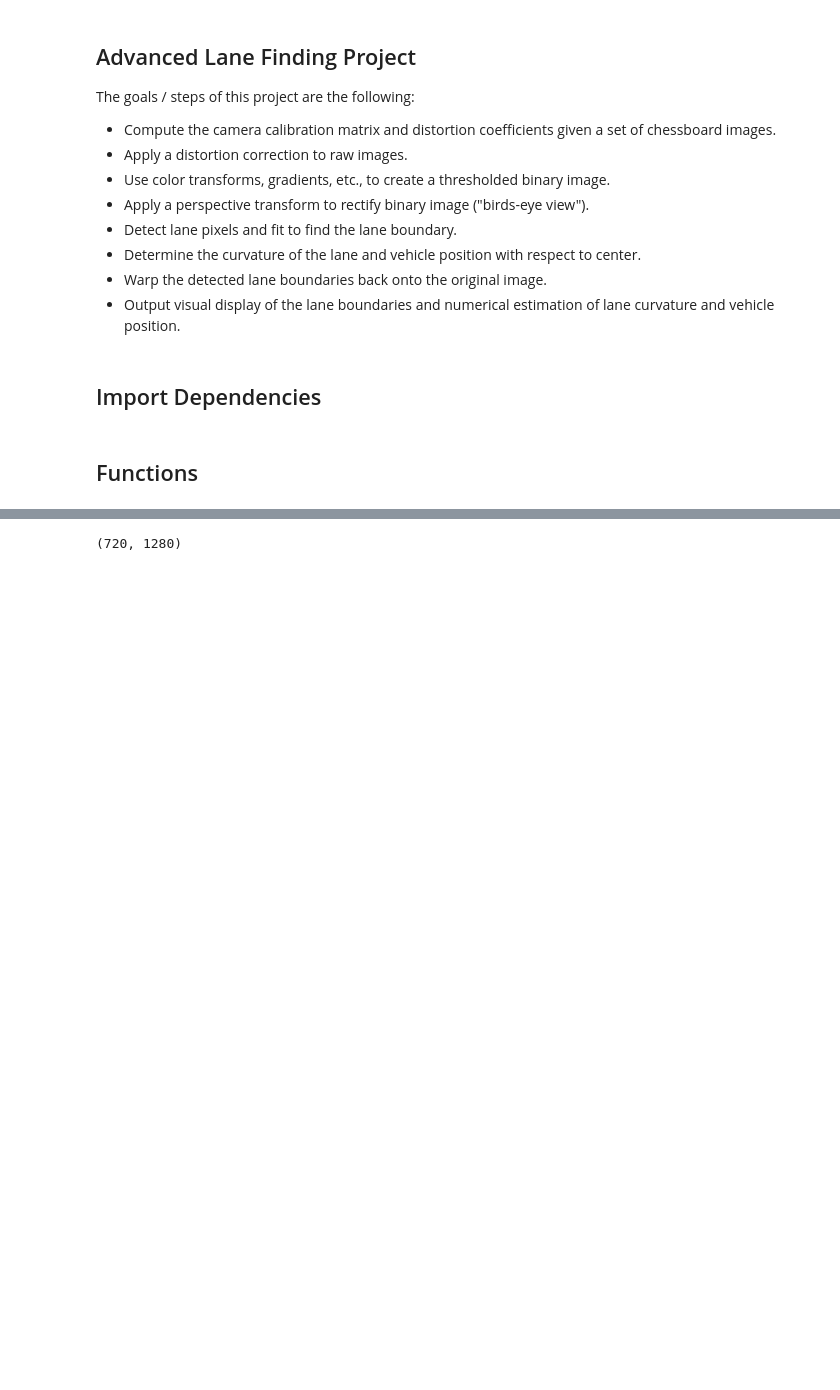
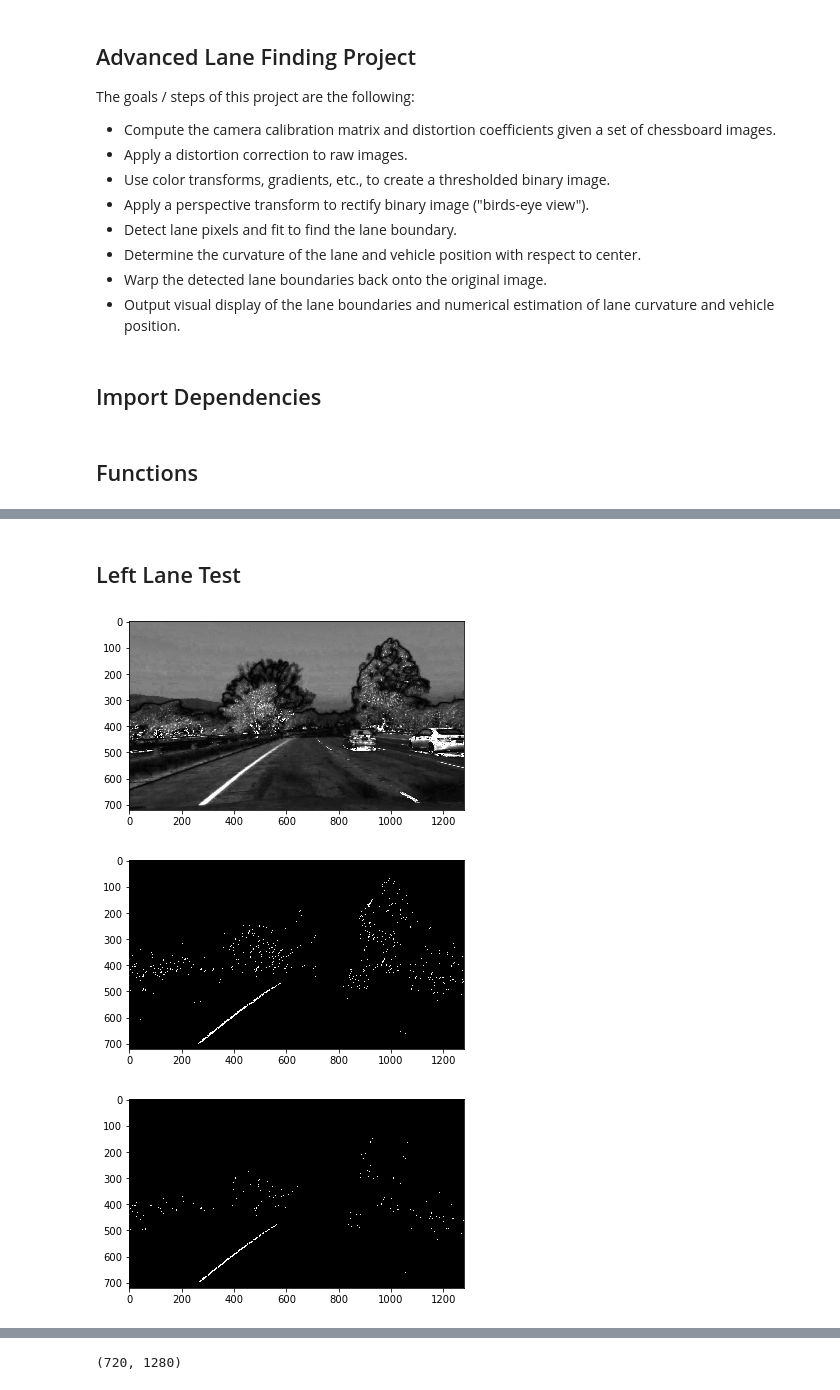
Before and after one commit to alamarche/CarND-Advanced-Lane-Lines, a Jupyter notebook: assignment.ipynb, the cells around one changed output, grey strips where cells are left out. Saved outputs shown, nothing was run; the diff lists cells and outputs as text; code cells hidden in the pictures; blank space fills up the shorter version.

```diff
--- a/assignment.ipynb
+++ b/assignment.ipynb
@@ -181,0 +251,28 @@ img = main()
+# %% [markdown]
+## Left Lane Test
+# %%
+img = mpimg.imread("./test_images/test1.jpg")
+# Undistort image
+img = cv2.undistort(img, camMat, distortMat, None, camMat)
+# Apply logic to find lane lines
+# img = cv2.cvtColor(img, cv2.COLOR_RGB2GRAY) # img to grayscale
+img = cv2.cvtColor(img, cv2.COLOR_RGB2HLS)[:,:,2]
+sobMag, sobAngle, sobX, sobY = doSobel(img, ddepth=cv2.CV_64F, kernel=7)
+
+sobMag = scaleImg(sobMag)
+sobX = scaleImg(abs(sobX))
+condition = (sobAngle > np.pi/6) & (sobAngle < 5*np.pi/12) & (sobMag <= 255) & (sobMag > 30)
+condition2 = (sobAngle > np.pi/6) & (sobAngle < 3.5*np.pi/12) & (sobX <= 255) & (sobX > 30)
+laneLeft = scaleImg(np.ma.where(condition, 1, 0))
+laneLeft2 = scaleImg(np.ma.where(condition2, 1, 0))
+
+plt.imshow(img, cmap='gray')
+plt.show()
+plt.imshow((laneLeft), cmap='gray')
+plt.show()
+plt.imshow((laneLeft2), cmap='gray')
+plt.show()
+# %% [output]
+[figure, added]
+[figure, added]
+[figure, added]
```
Also changed, not shown: parts of 11 cells of this notebook.
